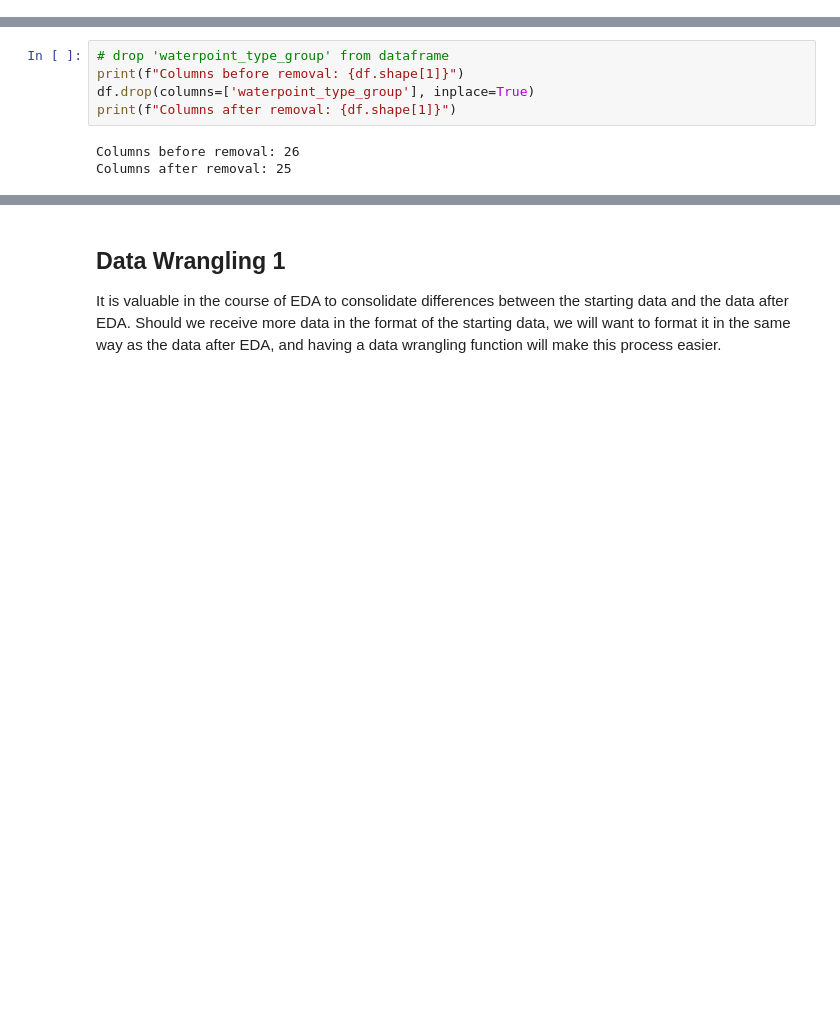
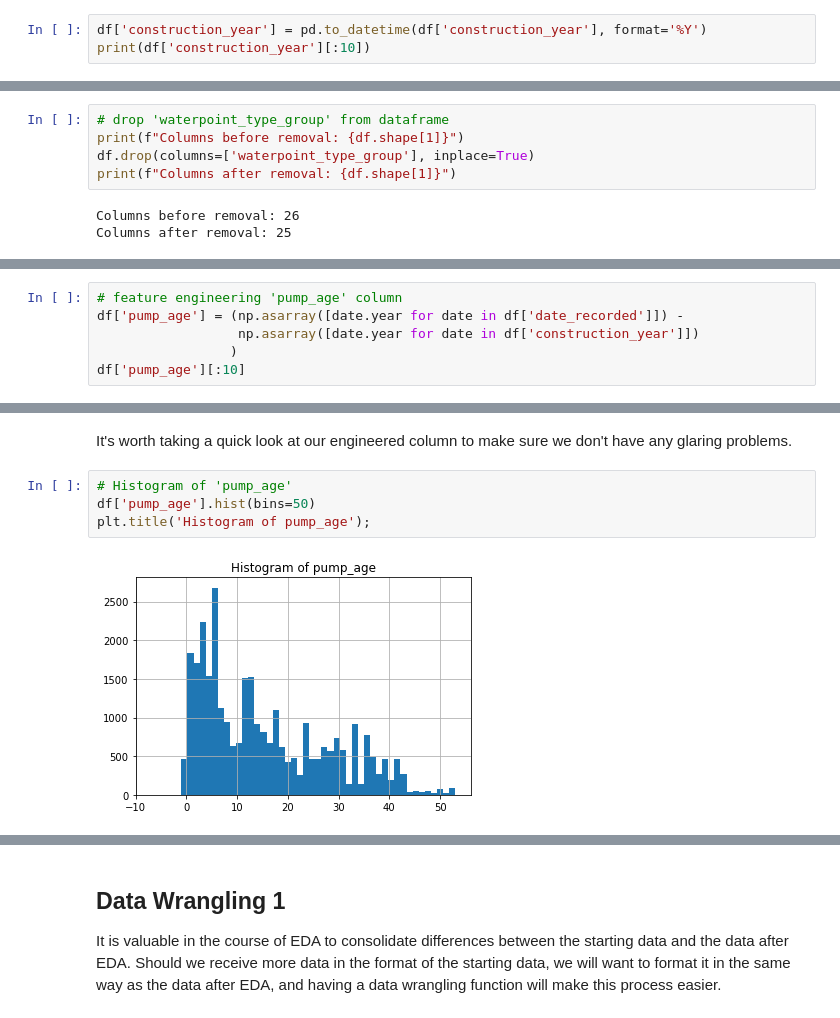
Before and after one commit to zdravoj/water-pump-classifier, a Jupyter notebook: Tanzania_Water_Pump_Analysis.ipynb, the cells around one changed output, grey strips where cells are left out. Cells and saved outputs as stored; diff of their text form; blank space fills up the shorter version.

Commit message:
added feature engineering 1 to narrative notebook

```diff
--- a/Tanzania_Water_Pump_Analysis.ipynb
+++ b/Tanzania_Water_Pump_Analysis.ipynb
@@ -408,0 +411,3 @@ plt.title('Histogram of construction_year');
+# %%
+df['construction_year'] = pd.to_datetime(df['construction_year'], format='%Y')
+print(df['construction_year'][:10])
@@ -920,0 +969,6 @@ Columns after removal: 25
+# %%
+# feature engineering 'pump_age' column
+df['pump_age'] = (np.asarray([date.year for date in df['date_recorded']]) -
+                  np.asarray([date.year for date in df['construction_year']])
+                 )
+df['pump_age'][:10]
@@ -920,0 +988,8 @@ Columns after removal: 25
+# %% [markdown]
+It's worth taking a quick look at our engineered column to make sure we don't have any glaring problems.
+# %%
+# Histogram of 'pump_age'
+df['pump_age'].hist(bins=50)
+plt.title('Histogram of pump_age');
+# %% [output]
+[figure, added]
```
Also changed, not shown: parts of 17 cells of this notebook, 1 other file.
